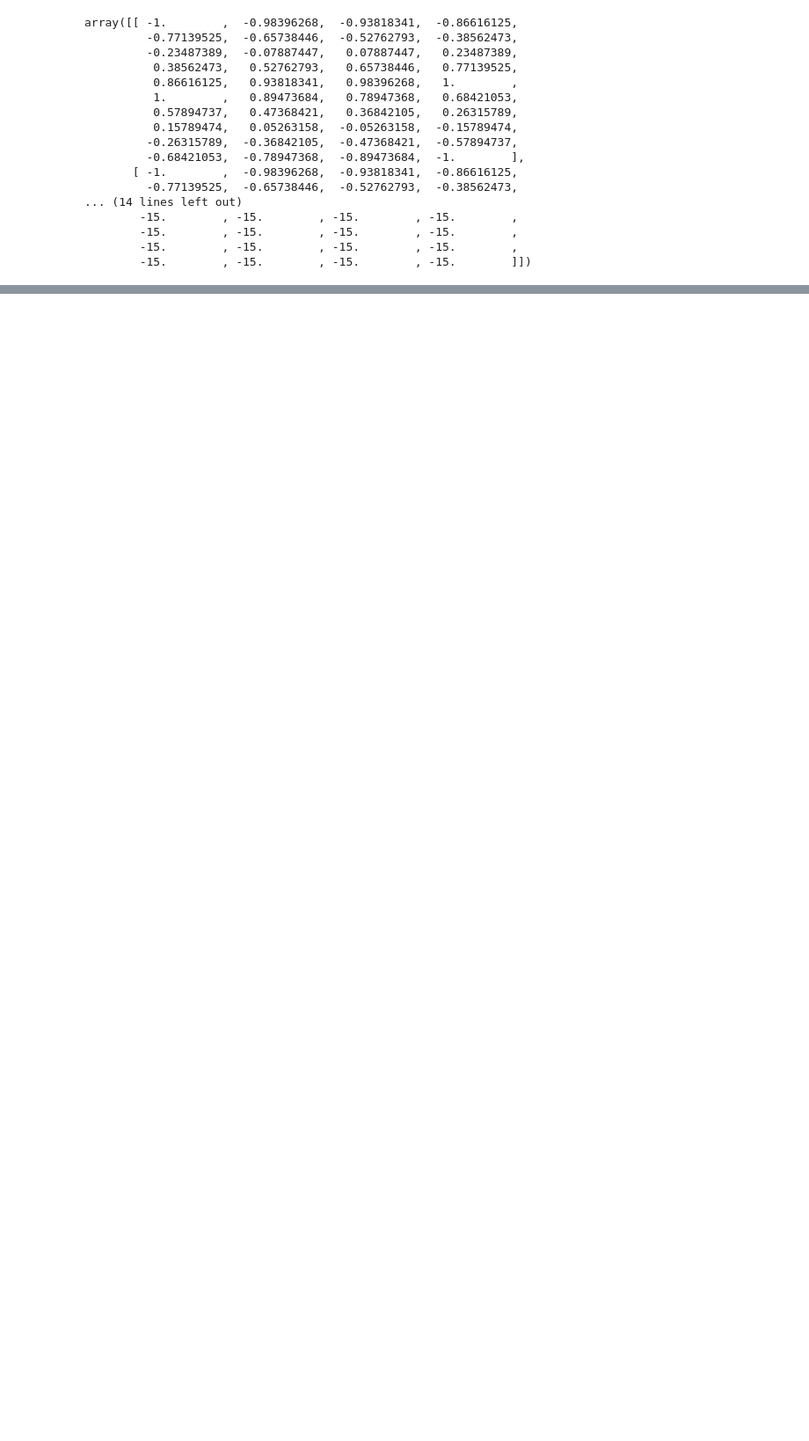
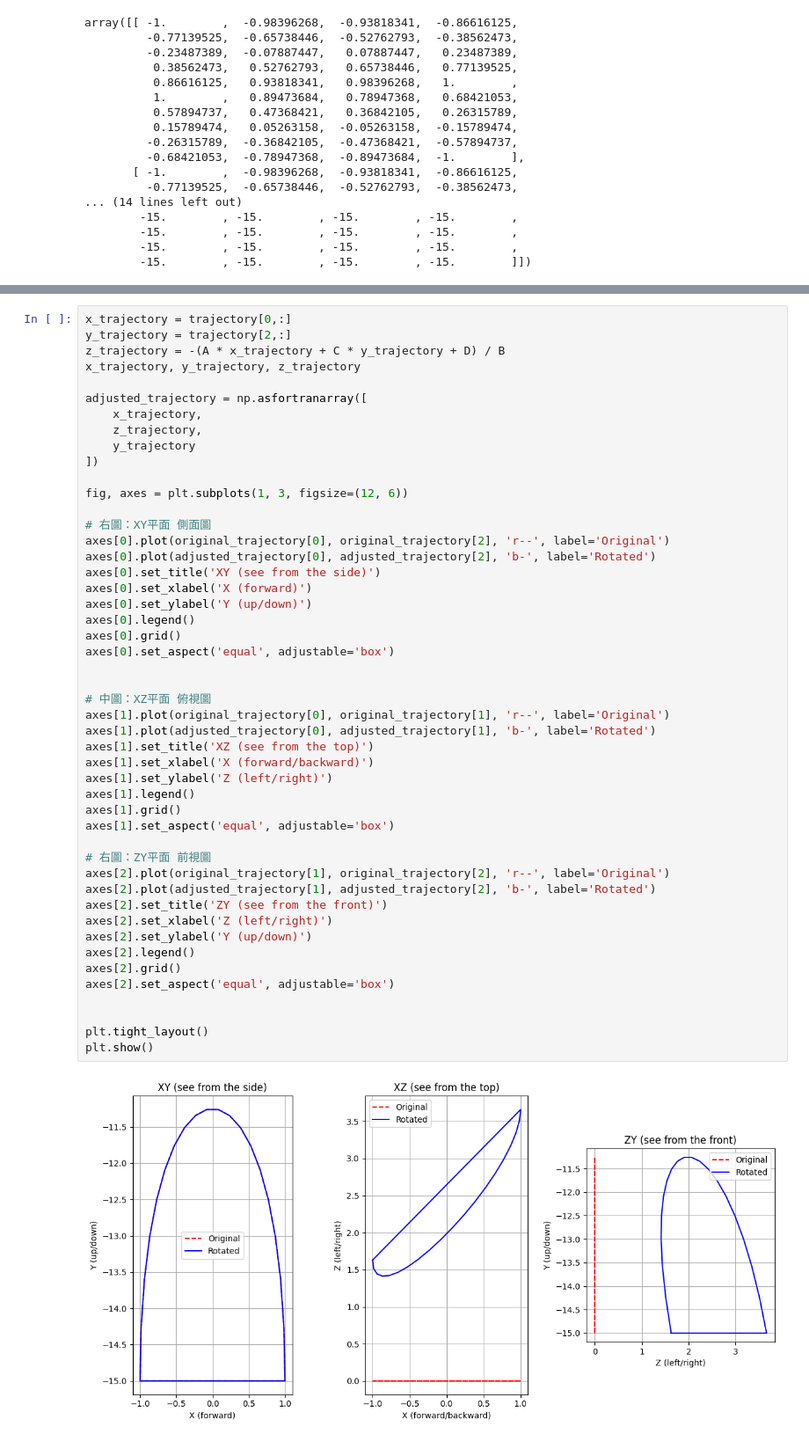
Before and after one commit to tjjd4/robotdog-movement, a Jupyter notebook: calculation/trajectory_rotation.ipynb, the cells around one changed output, grey strips where cells are left out. Shown at 88% size. Cells and saved outputs as stored; diff of their text form; blank space fills up the shorter version.

```diff
--- a/calculation/trajectory_rotation.ipynb
+++ b/calculation/trajectory_rotation.ipynb
@@ -94,0 +122,50 @@ plt.show()
+# %%
+x_trajectory = trajectory[0,:]
+y_trajectory = trajectory[2,:]
+z_trajectory = -(A * x_trajectory + C * y_trajectory + D) / B
+x_trajectory, y_trajectory, z_trajectory
+
+adjusted_trajectory = np.asfortranarray([
+    x_trajectory,
+    z_trajectory,
+    y_trajectory
+])
+
+fig, axes = plt.subplots(1, 3, figsize=(12, 6))
+
+# 右圖：XY平面 側面圖
+axes[0].plot(original_trajectory[0], original_trajectory[2], 'r--', label='Original')
+axes[0].plot(adjusted_trajectory[0], adjusted_trajectory[2], 'b-', label='Rotated')
+axes[0].set_title('XY (see from the side)')
+axes[0].set_xlabel('X (forward)')
+axes[0].set_ylabel('Y (up/down)')
+axes[0].legend()
+axes[0].grid()
+axes[0].set_aspect('equal', adjustable='box')
+
+
+# 中圖：XZ平面 俯視圖
+axes[1].plot(original_trajectory[0], original_trajectory[1], 'r--', label='Original')
+axes[1].plot(adjusted_trajectory[0], adjusted_trajectory[1], 'b-', label='Rotated')
+axes[1].set_title('XZ (see from the top)')
+axes[1].set_xlabel('X (forward/backward)')
+axes[1].set_ylabel('Z (left/right)')
+axes[1].legend()
+axes[1].grid()
+axes[1].set_aspect('equal', adjustable='box')
+
+# 右圖：ZY平面 前視圖
+axes[2].plot(original_trajectory[1], original_trajectory[2], 'r--', label='Original')
+axes[2].plot(adjusted_trajectory[1], adjusted_trajectory[2], 'b-', label='Rotated')
+axes[2].set_title('ZY (see from the front)')
+axes[2].set_xlabel('Z (left/right)')
+axes[2].set_ylabel('Y (up/down)')
+axes[2].legend()
+axes[2].grid()
+axes[2].set_aspect('equal', adjustable='box')
+
+
+plt.tight_layout()
+plt.show()
+# %% [output]
+[figure, added]
```
Also changed, not shown: parts of 2 cells of this notebook.
